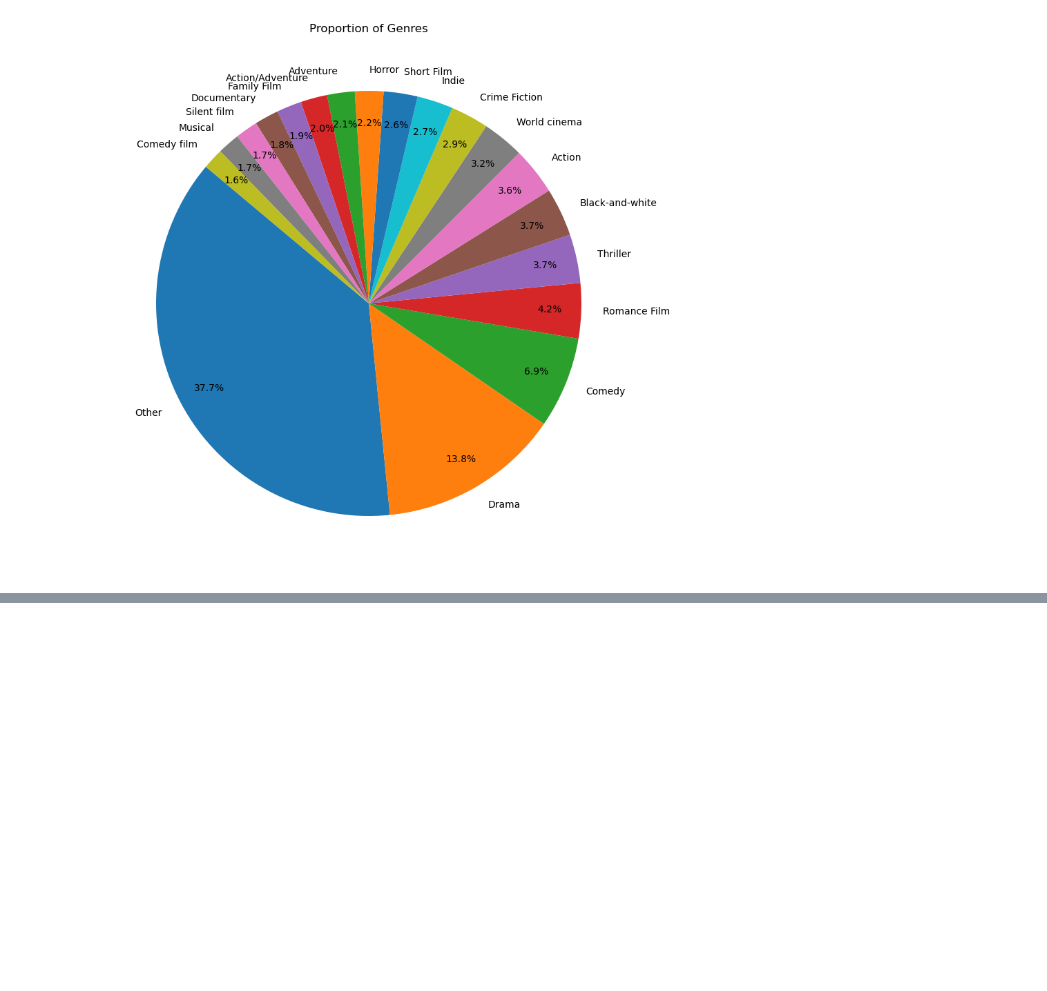
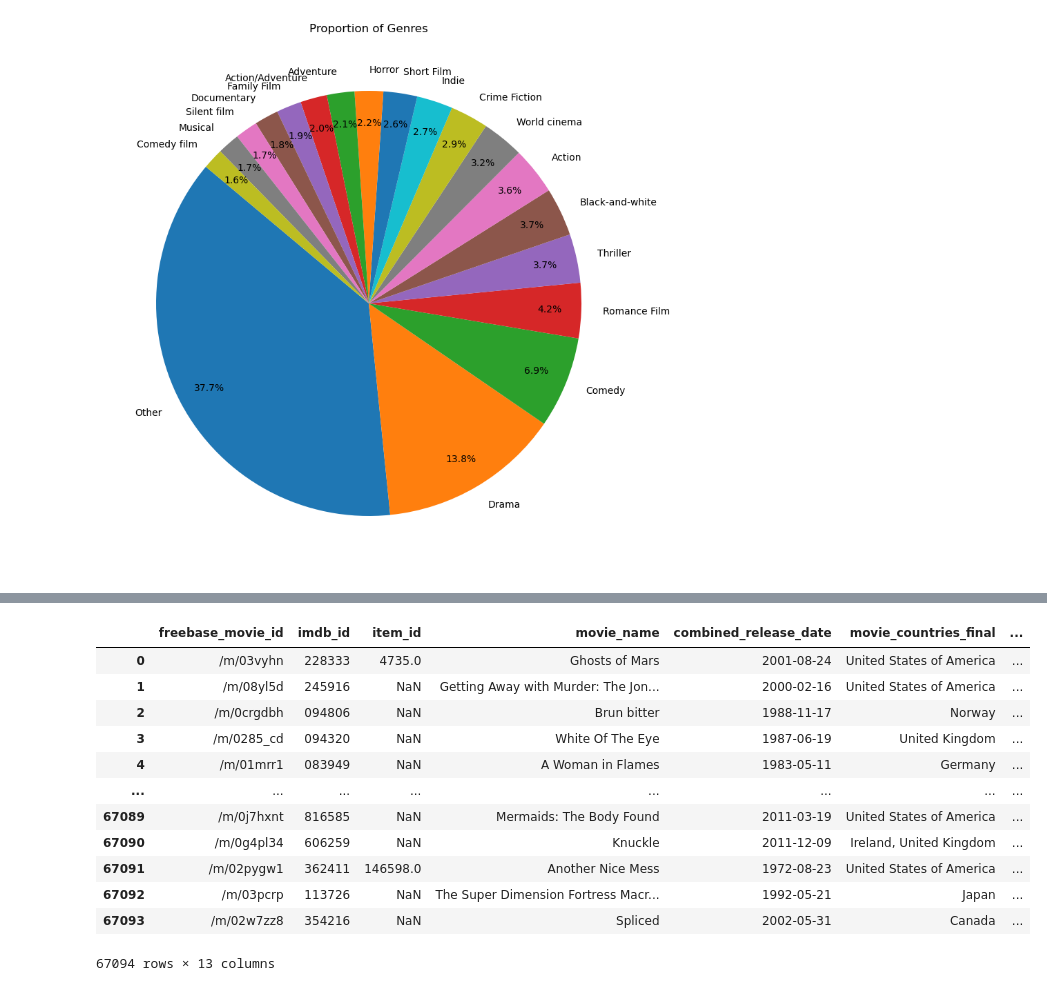
Before and after one commit to epfl-ada/ada-2024-project-gear5, a Jupyter notebook: data_exploration.ipynb, the cells around one changed output, grey strips where cells are left out. Saved outputs shown, nothing was run; the diff lists cells and outputs as text; code cells hidden in the pictures; blank space fills up the shorter version.

```diff
--- a/data_exploration.ipynb
+++ b/data_exploration.ipynb
@@ -674,0 +724,17 @@ plt.show()
+# %%
+final_dataset.replace(0, np.nan, inplace=True)
+final_dataset
+# %% [output]
+|  | freebase_movie_id | imdb_id | item_id | movie_name | combined_release_date | movie_countries_final | ... |
+| 0 | /m/03vyhn | 228333 | 4735.0 | Ghosts of Mars | 2001-08-24 | United States of America | ... |
+| 1 | /m/08yl5d | 245916 | NaN | Getting Away with Murder: The Jon... | 2000-02-16 | United States of America | ... |
+| 2 | /m/0crgdbh | 094806 | NaN | Brun bitter | 1988-11-17 | Norway | ... |
+| 3 | /m/0285_cd | 094320 | NaN | White Of The Eye | 1987-06-19 | United Kingdom | ... |
+| 4 | /m/01mrr1 | 083949 | NaN | A Woman in Flames | 1983-05-11 | Germany | ... |
+| ... | ... | ... | ... | ... | ... | ... | ... |
+| 67089 | /m/0j7hxnt | 816585 | NaN | Mermaids: The Body Found | 2011-03-19 | United States of America | ... |
+| 67090 | /m/0g4pl34 | 606259 | NaN | Knuckle | 2011-12-09 | Ireland, United Kingdom | ... |
+| 67091 | /m/02pygw1 | 362411 | 146598.0 | Another Nice Mess | 1972-08-23 | United States of America | ... |
+| 67092 | /m/03pcrp | 113726 | NaN | The Super Dimension Fortress Macr... | 1992-05-21 | Japan | ... |
+| 67093 | /m/02w7zz8 | 354216 | NaN | Spliced | 2002-05-31 | Canada | ... |
+67094 rows × 13 columns
```
Also changed, not shown: parts of 44 cells of this notebook.
